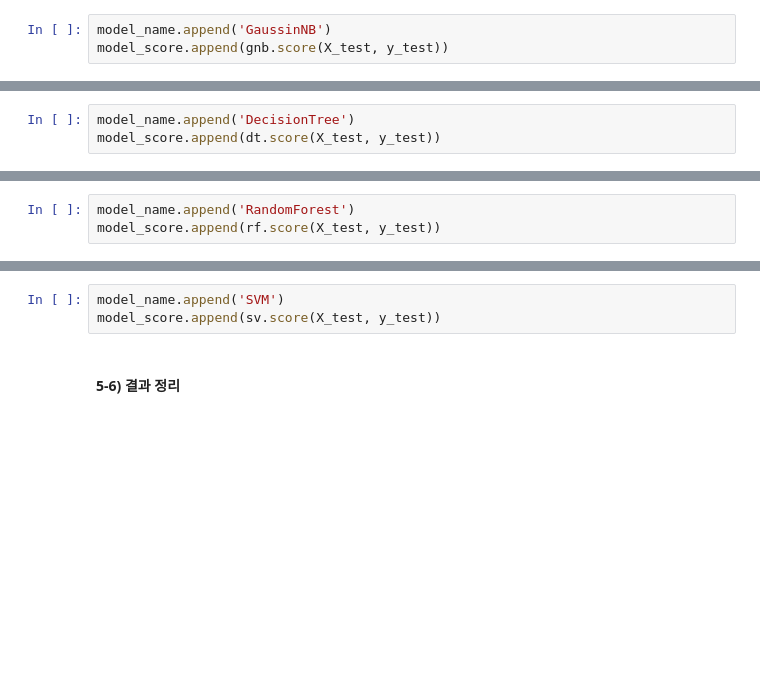
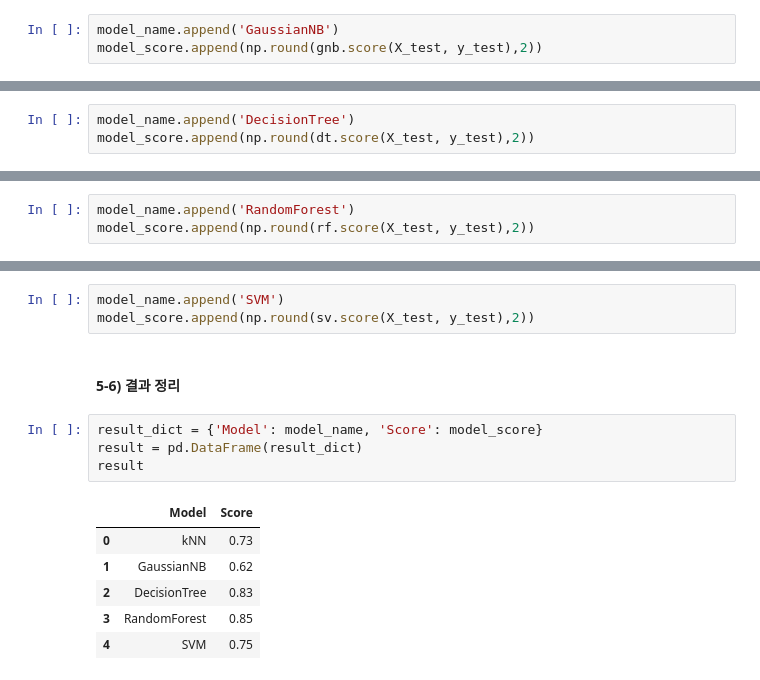
Before and after one commit to bonecar1216/Python_study, a Jupyter notebook: AI_study/ML/project/Concrete label/Classification_Concrete label.ipynb, the cells around one changed output, grey strips where cells are left out. Drawn from its saved outputs; the diff is of its cells as text; blank space fills up the shorter version.

```diff
--- a/AI_study/ML/project/Concrete label/Classification_Concrete label.ipynb
+++ b/AI_study/ML/project/Concrete label/Classification_Concrete label.ipynb
@@ -325,8 +325,8 @@ print(f'시험셋 score: {gnb.score(X_test, y_test)}')
 # %% [markdown]
 * GaussinNB의 파라미터를 변경하지는 않았지만, 기본값으로 진행한 결과 kNN대비 score값이 낮게 나옴.
 # %%
-model_name.append('GaussinNB')
-model_score.append(gnb.score(X_test, y_test))
+model_name.append('GaussianNB')
+model_score.append(np.round(gnb.score(X_test, y_test),2))
 # %% [markdown]
 #### 5-3) DecisionTree 알고리즘
 # %%
@@ -357,7 +357,7 @@ plt.show()
     - 모델의 한계로 보임.
 # %%
 model_name.append('DecisionTree')
-model_score.append(dt.score(X_test, y_test))
+model_score.append(np.round(dt.score(X_test, y_test),2))
 # %% [markdown]
 #### 5-4) RandomForest
 # %%
@@ -373,7 +373,7 @@ print(f'시험셋 score: {rf.score(X_test, y_test)}')
 * RandomForest의 성능도 DecisionTree의 결과와 큰 차이를 보이지는 않음.
 # %%
 model_name.append('RandomForest')
-model_score.append(rf.score(X_test, y_test))
+model_score.append(np.round(rf.score(X_test, y_test),2))
 # %% [markdown]
 #### 5-5) SVM
 # %%
@@ -389,6 +389,17 @@ print(f'시험셋 score: {sv.score(X_test, y_test)}')
 * 훈련셋과 시험셋의 score는 동등 수준을 보이기 때문에 과적합 문제는 없어보이나, DecisionTree나 RandomForest 대비 성능은 낮음.
 # %%
 model_name.append('SVM')
-model_score.append(sv.score(X_test, y_test))
+model_score.append(np.round(sv.score(X_test, y_test),2))
 # %% [markdown]
 #### 5-6) 결과 정리
+# %%
+result_dict = {'Model': model_name, 'Score': model_score}
+result = pd.DataFrame(result_dict)
+result
+# %% [output]
+|  | Model | Score |
+| 0 | kNN | 0.73 |
+| 1 | GaussianNB | 0.62 |
+| 2 | DecisionTree | 0.83 |
+| 3 | RandomForest | 0.85 |
+| 4 | SVM | 0.75 |
```
Also changed, not shown: parts of 12 cells of this notebook.
